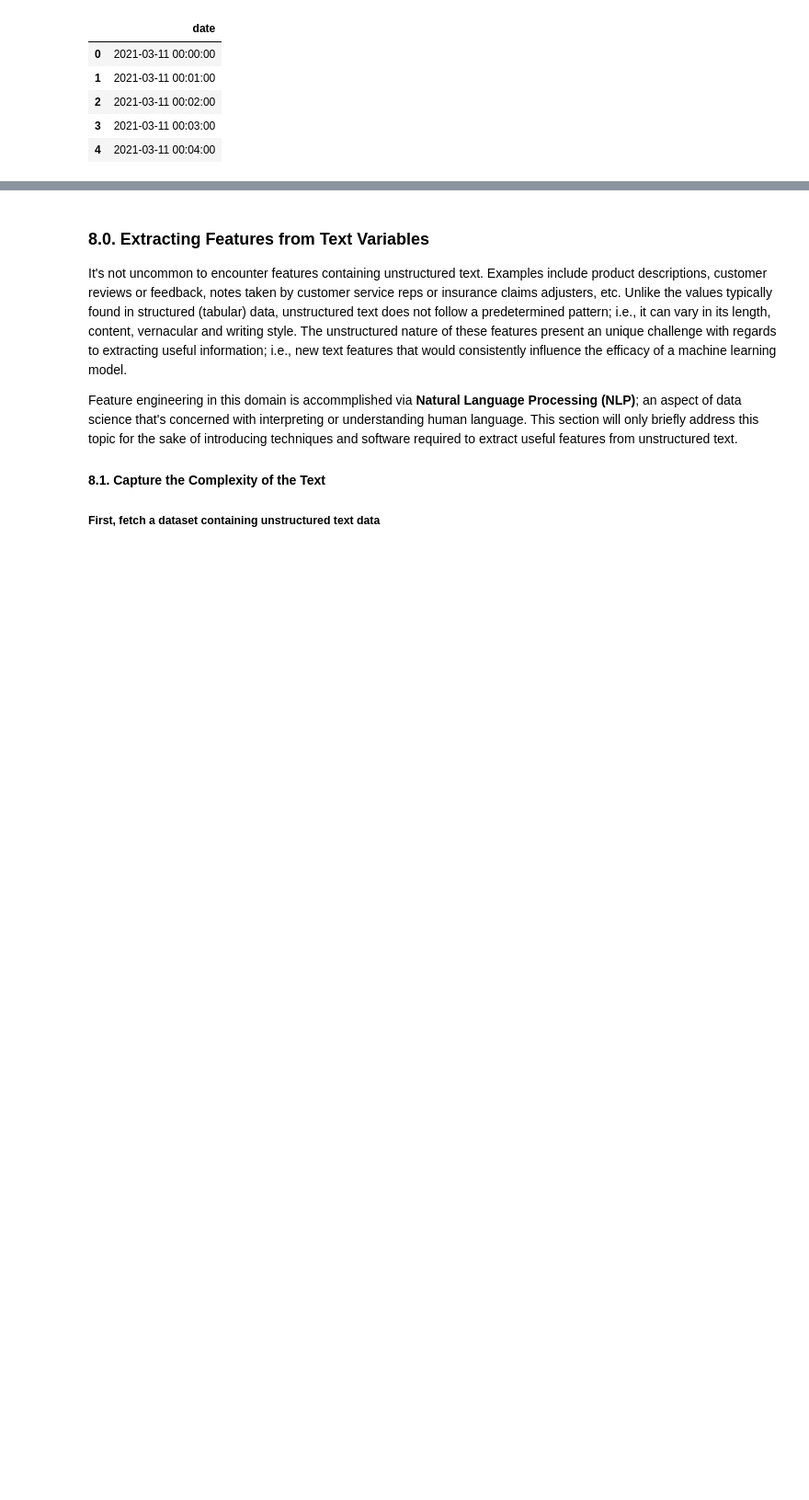
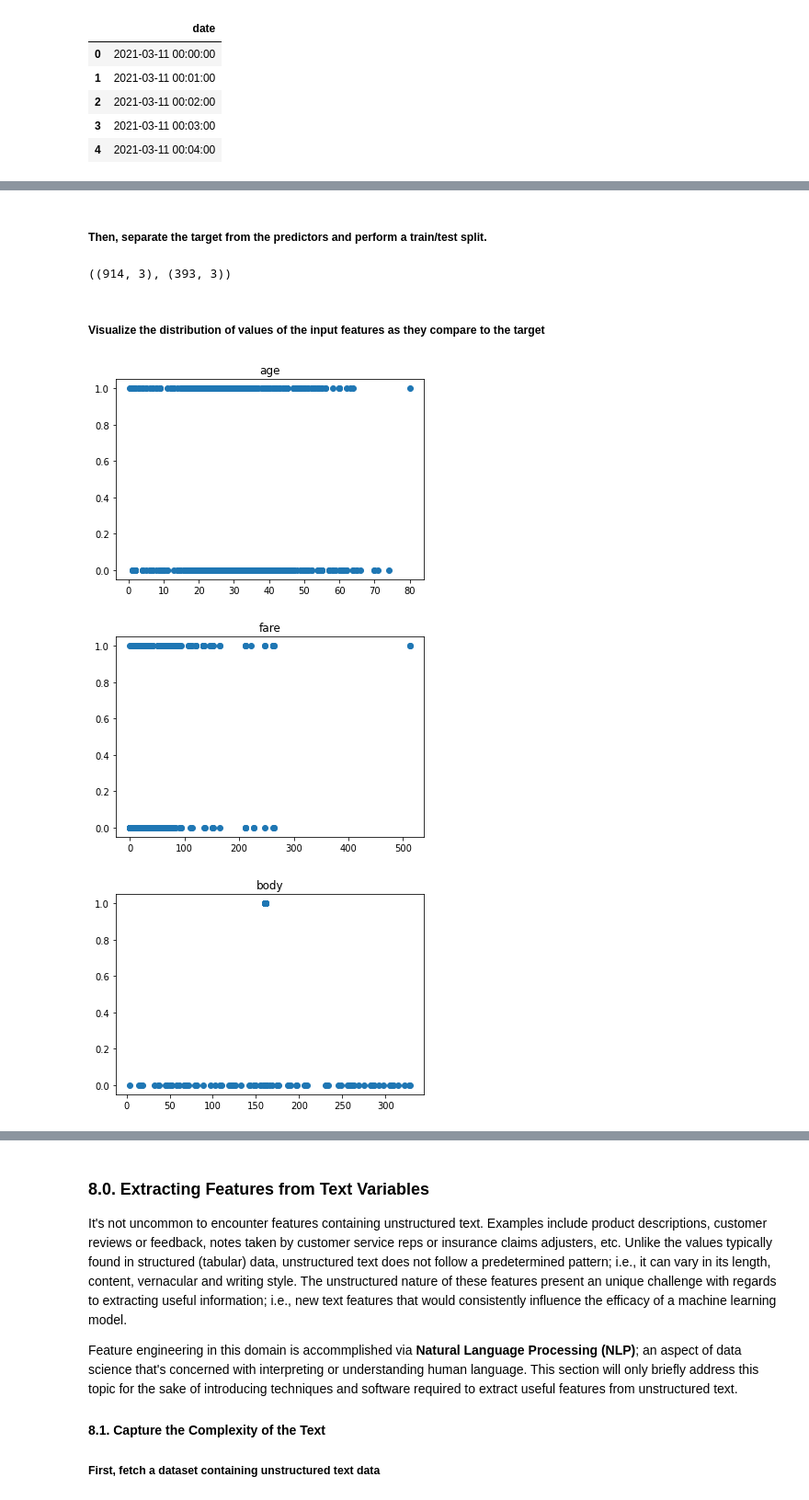
Before and after one commit to jtupitza-msft/edsp-mentoring-program, a Jupyter notebook: 04-Feature-Engineering.ipynb, the cells around one changed output, grey strips where cells are left out. Shown at 92% size. Saved outputs shown, nothing was run; the diff lists cells and outputs as text; code cells hidden in the pictures; blank space fills up the shorter version.

```diff
--- a/04-Feature-Engineering.ipynb
+++ b/04-Feature-Engineering.ipynb
@@ -1886,0 +1901,21 @@ df_tz[['time1_london', 'time2_berlin']]
+# %% [markdown]
+##### Then, separate the target from the predictors and perform a train/test split.
+# %%
+X = df_copy
+y = df.survived
+
+X_train, X_test, y_train, y_test = train_test_split(X, y, test_size=0.3, stratify=y, random_state=42)
+X_train.shape, X_test.shape
+# %% [output]
+((914, 3), (393, 3))
+# %% [markdown]
+##### Visualize the distribution of values of the input features as they compare to the target
+# %%
+for f in ['age','fare','body']:
+    plt.scatter(X_train[f], y_train)
+    plt.title(f)
+    plt.show()
+# %% [output]
+[figure, added]
+[figure, added]
+[figure, added]
```
Also changed, not shown: parts of 230 cells of this notebook.
